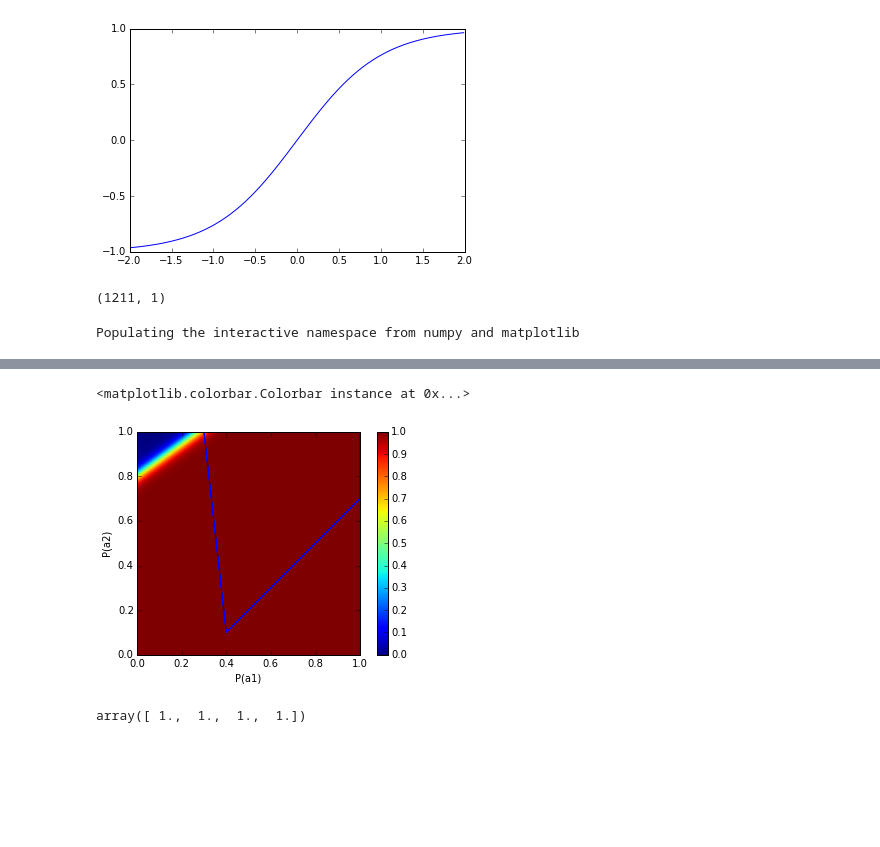
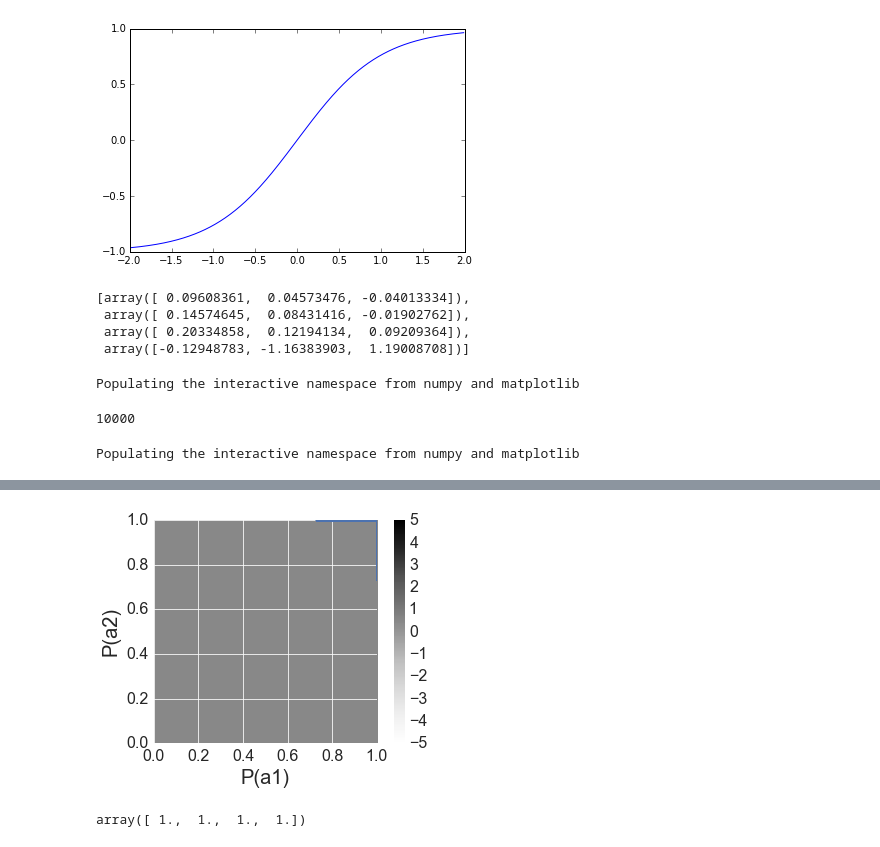
Before and after one commit to clement-moulin-frier/turntaking_model, a Jupyter notebook: turn_taking.ipynb, the cells around one changed output, grey strips where cells are left out. Cells and saved outputs as stored; diff of their text form; code cells hidden in the pictures; blank space fills up the shorter version.

```diff
--- a/turn_taking.ipynb
+++ b/turn_taking.ipynb
@@ -20,0 +45,10 @@ expe.run(10000) #, bg=True)
+# %%
+import sys
+sys.path.append('figure_generation')
+from figure_generation import Reactive, Adaptive, ActionPolicy, RewardStat, sns
+sns.set_context("paper", font_scale=2.3, rc={"lines.markersize": 8., "lines.linewidth": 4.})
+fig_gen = Adaptive(expes[1])
+#fig_gen.time_ranges = ((0, 100), (1000, 1100), (8900, 9000))
+fig_gen.generate('adaptive.pdf')
+# %%
+sns.set_style?
@@ -275,20 +399,38 @@ plot(x, tanh(x))
 # %% [output]
 [<matplotlib.lines.Line2D at 0x...>]
 [figure]
-# %%
-(array(R, ndmin=2).T).shape
-# %% [output]
-(1211, 1)
+# %%
+[expe.log[0]['weights'][t] for t in [0, 10, 100, 1000]]
+# %% [output]
+[array([ 0.09608361,  0.04573476, -0.04013334]),
+ array([ 0.14574645,  0.08431416, -0.01902762]),
+ array([ 0.20334858,  0.12194134,  0.09209364]),
+ array([-0.12948783, -1.16383903,  1.19008708])]
 # %%
+%pylab inline
+t = 0
 v = zeros((100, 100))
 for i0, p0 in enumerate(linspace(0, 1, 100)):
     for i1, p1 in enumerate(linspace(0, 1, 100)):
-        v[i0, i1] = agents[1].weights.dot(hstack((1., p0, p1)).T)
+        v[i0, i1] = expe.log[0]['weights'][t].dot(hstack((1., p0, p1)).T)
+# %% [output]
+Populating the interactive namespace from numpy and matplotlib
+# %%
+expe.ags[0].motor.t
+# %% [output]
+10000
 # %%
-pres = array([expe.log[0]['presence'][t][1:] for t in range(n_runs)])
+n_runs = expe.ags[0].motor.t
+pres = array([expe.log[0]['presence'][t] for t in range(n_runs)])
 # %%
 %pylab inline
-imshow((1 + tanh(v.T[::-1, :]))/2., extent=[0, 1, 0, 1])
+import seaborn as sns
+
+
+#subplot(121)
+#imshow(v.T[::-1, :], extent=[0, 1, 0, 1])
+#subplot(122)
+imshow((1 + tanh(v.T[::-1, :]))/2., extent=[0, 1, 0, 1], vmin=-5, vmax=5)
 plot(pres[-40:, 0], pres[-40:, 1])
 xlabel('P(a1)')
 ylabel('P(a2)')
@@ -300,5 +441,4 @@ WARNING: pylab import has clobbered these variables: ['colors', 'i0']
-<matplotlib.colorbar.Colorbar instance at 0x...>
-[figure, old version]
+[figure, new version]
 # %%
 save('tt_logs.npy', expe.log)
 # %%
```
Also changed, not shown: parts of 25 cells of this notebook, 3 other files.
